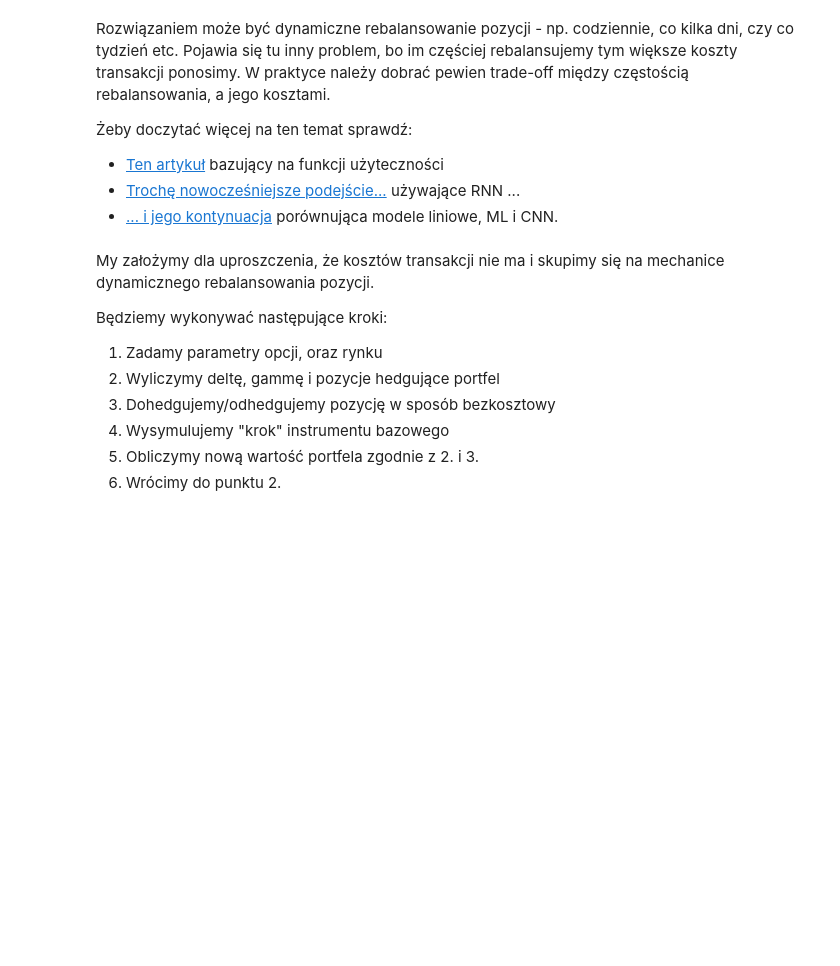
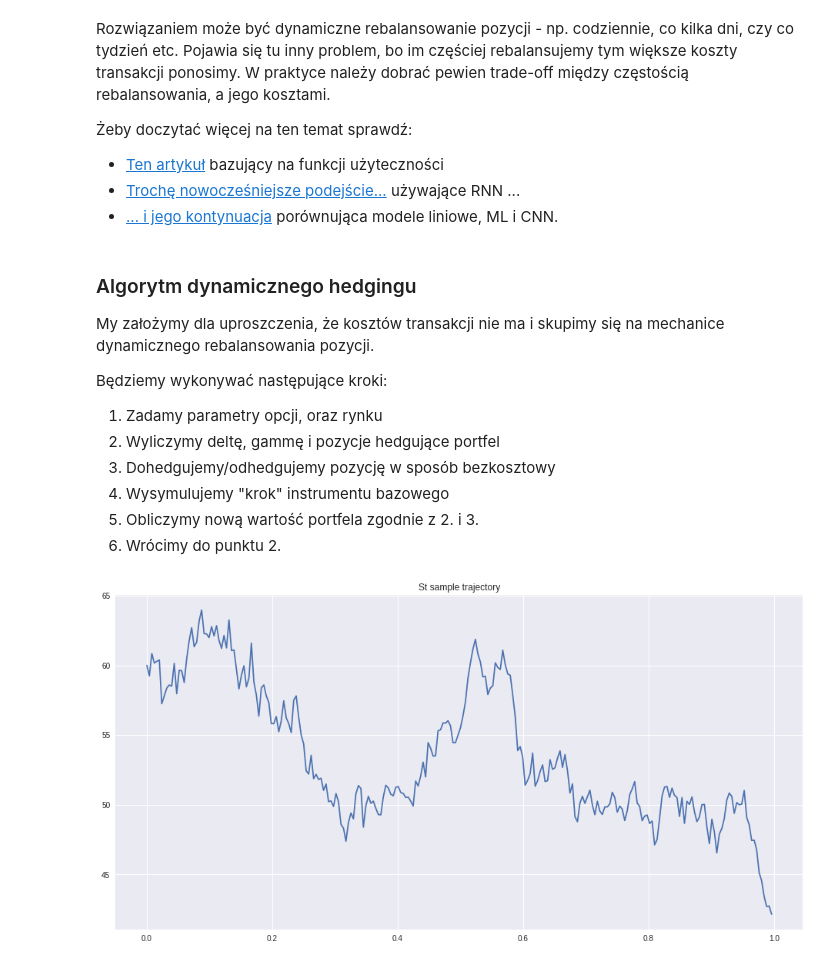
Before and after one commit to PiotMik/GreeksHedging, a Jupyter notebook: Greek Hedging.ipynb, the cells around one changed output. Cells and saved outputs as stored; diff of their text form; code cells hidden in the pictures; blank space fills up the shorter version.

```diff
--- a/Greek Hedging.ipynb
+++ b/Greek Hedging.ipynb
@@ -572,6 +533,8 @@ Pojawia się tu inny problem, bo im częściej rebalansujemy tym większe koszty
 * [Trochę nowocześniejsze podejście...](https://arxiv.org/pdf/1802.03042.pdf) używające RNN ...
 * [... i jego kontynuacja](https://arxiv.org/pdf/2109.12337.pdf) porównująca modele liniowe, ML i CNN.
 # %% [markdown]
+### Algorytm dynamicznego hedgingu
+
 My założymy dla uproszczenia, że kosztów transakcji nie ma i skupimy się na mechanice dynamicznego rebalansowania pozycji.
 
 Będziemy wykonywać następujące kroki:
@@ -675,20 +634,23 @@ def dynamic_hedging(stock_trajectory, option_to_hedge, option_for_gamma):
 
     return t, Vt, Strategies
 
-
+np.random.seed(126)
 S0 = 60.
 r = .05
 sig = .3
-T = 365. # days
+T = 1.
 
-gbm_traj = gbm(S0 = S0, r = r, sigma = sig, T = T/365, time_steps = 252, n_paths = 1).ravel()
+gbm_traj = gbm(S0 = S0, r = r, sigma = sig, T = T, time_steps = 252, n_paths = 1).ravel()
 
-
-option_to_hedge = mibian.BS([S0, 60., r*100, T], volatility = sig*100)
-option_for_gamma = mibian.BS([S0, 65., r*100, T], volatility = sig*100)
+option_to_hedge = mibian.BS([S0, 40., r*100, T*365], volatility = sig*100)
+option_for_gamma = mibian.BS([S0, 45., r*100, T*365], volatility = sig*100)
 
 t, Vt, Strategies = dynamic_hedging(gbm_traj, option_to_hedge = option_to_hedge, option_for_gamma = option_for_gamma)
 # %%
 %matplotlib inline
-plt.plot(t, gbm_traj[1:])
+fig = plt.figure(figsize=(16, 8))
+plt.plot(t, gbm_traj[:-1])
+_ = plt.title("St sample trajectory")
+# %% [output]
+[figure, added]
 # %%
```
Also changed, not shown: parts of 33 cells of this notebook.
